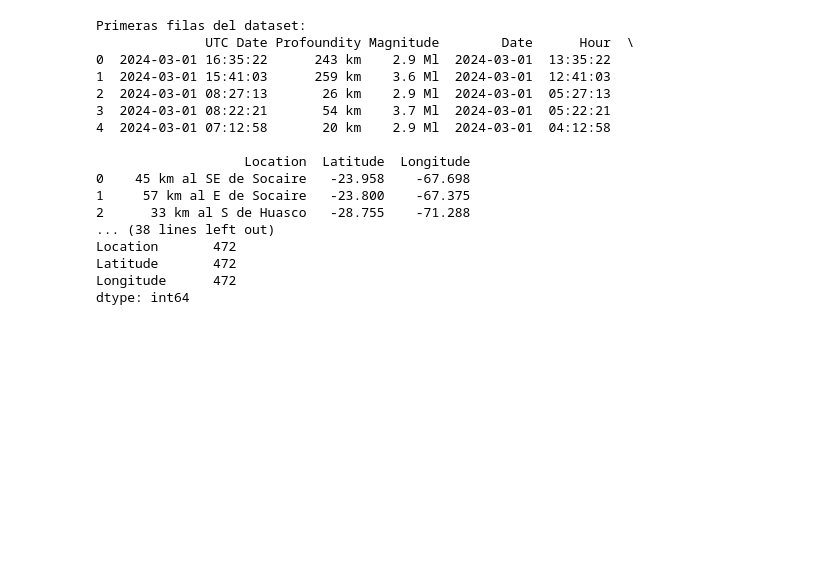
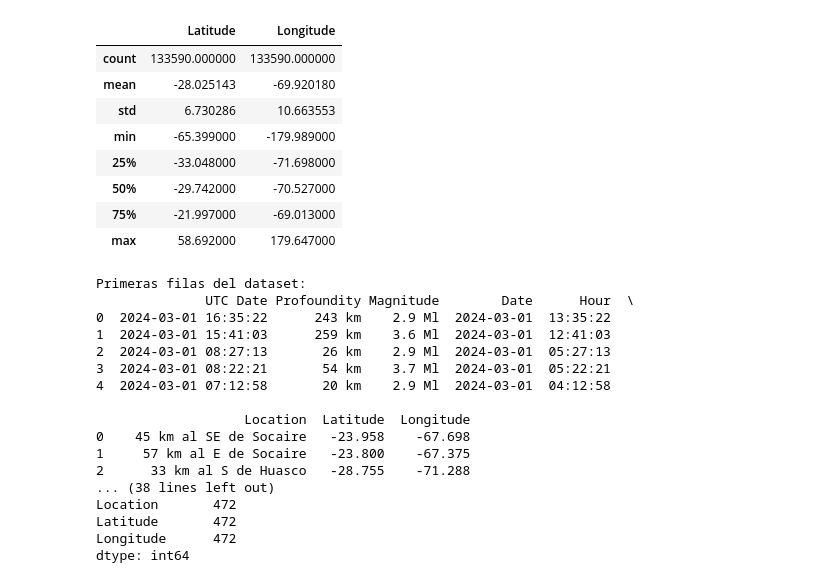
Before and after one commit to leandruko/sismos-Chile, a Jupyter notebook: analisis _sismos.ipynb, the cells around one changed output. Saved outputs shown, nothing was run; the diff lists cells and outputs as text; code cells hidden in the pictures; blank space fills up the shorter version.

```diff
--- a/analisis _sismos.ipynb
+++ b/analisis _sismos.ipynb
@@ -6,6 +6,18 @@ import seaborn as sns
 # Cargar el dataset
 file_path = 'terremotos.csv'
 df = pd.read_csv(file_path)
+# %%
+df.describe()
+# %% [output]
+|  | Latitude | Longitude |
+| count | 133590.000000 | 133590.000000 |
+| mean | -28.025143 | -69.920180 |
+| std | 6.730286 | 10.663553 |
+| min | -65.399000 | -179.989000 |
+| 25% | -33.048000 | -71.698000 |
+| 50% | -29.742000 | -70.527000 |
+| 75% | -21.997000 | -69.013000 |
+| max | 58.692000 | 179.647000 |
 # %%
 # Mostrar las primeras filas del dataset
 print("Primeras filas del dataset:")
```
Also changed, not shown: parts of 14 cells of this notebook.
